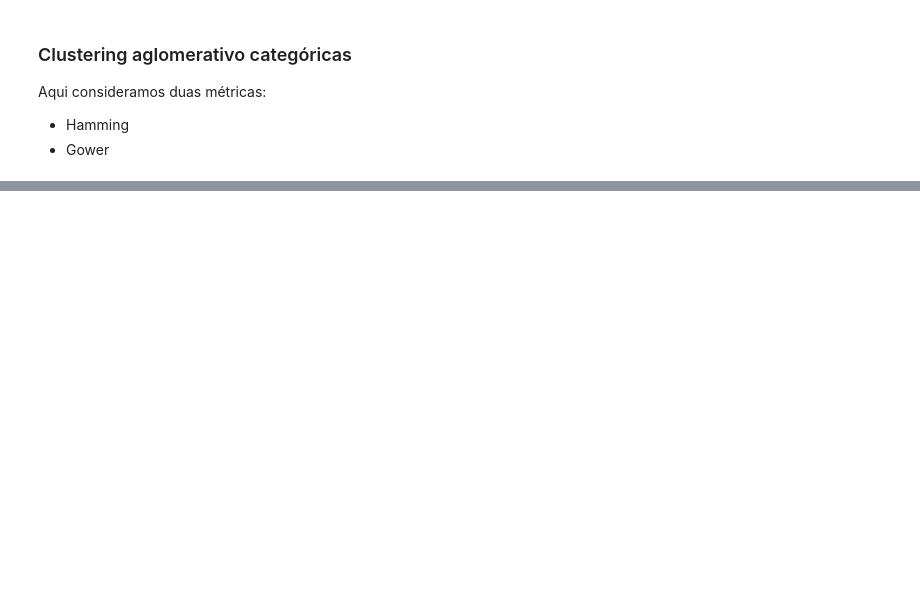
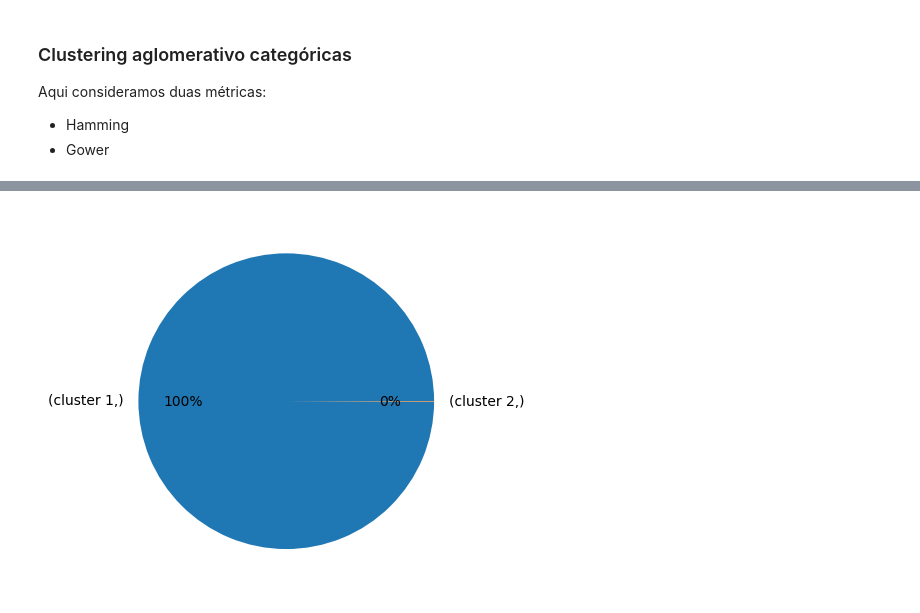
Before and after one commit to nunopcfmarques/Projeto-MEDM, a Jupyter notebook: Métodos_Hierárquicos.ipynb, the cells around one changed output, grey strips where cells are left out. Saved outputs shown, nothing was run; the diff lists cells and outputs as text; code cells hidden in the pictures; blank space fills up the shorter version.

```diff
--- a/Métodos_Hierárquicos.ipynb
+++ b/Métodos_Hierárquicos.ipynb
@@ -304,3 +250,7 @@ clustering_metrics(X_cat_1H, 2,
+# %%
+plot_percentage_cluster(df)
+# %% [output]
+[figure, added]
 # %%
 silhouette_score_list(X_cat_1H, affinity="hamming", linkage="average")
 
```
Also changed, not shown: parts of 23 cells of this notebook, 31 other files.
